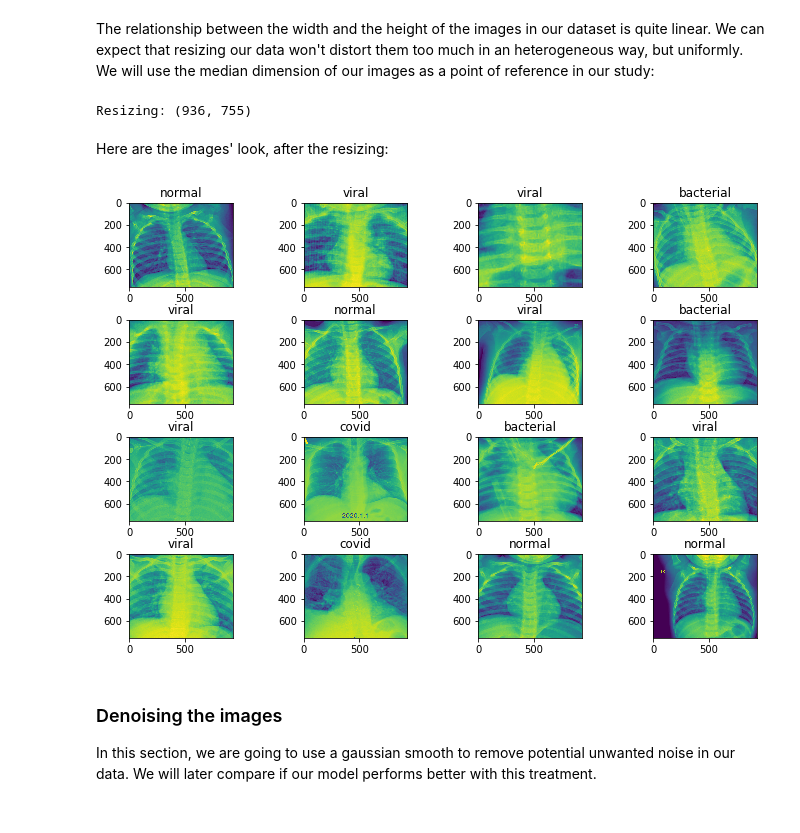
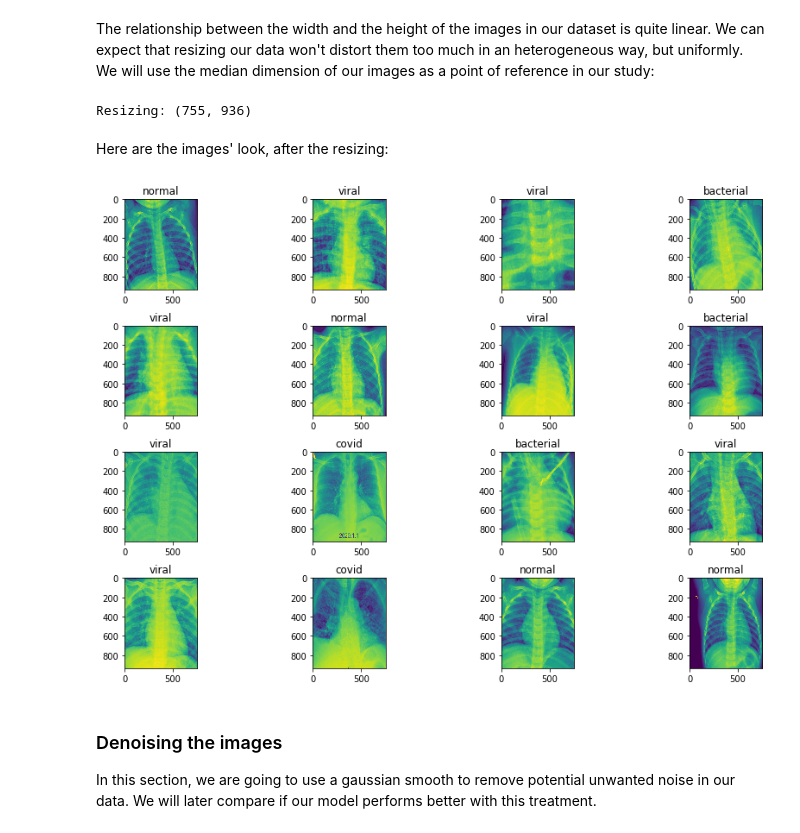
Before and after one commit to bt2513/covid_sp20, a Jupyter notebook: 1. Data Exploration.ipynb, the cells around one changed output. Cells and saved outputs as stored; diff of their text form; code cells hidden in the pictures.

```diff
--- a/1. Data Exploration.ipynb
+++ b/1. Data Exploration.ipynb
@@ -129,15 +129,15 @@ The relationship between the width and the height of the images in our dataset i
 
 new_W = int(np.median(W))
 new_H = int(H[W.index(np.median(W))])
-print('Resizing:', (new_W, new_H))
+print('Resizing:', (new_H, new_W))
 # %% [output]
-Resizing: (936, 755)
+Resizing: (755, 936)
 # %%
 # Resizing our dataset
 
 resized_pix_list = []
 for k in range(X.shape[0]):
-    dim = (new_W, new_H)
+    dim = (new_H, new_W)
     resized_pix_list.append(cv2.resize(X.loc[k, 'pix_value'], dim))
 X = X.assign(resized_pix = resized_pix_list)
 # %% [markdown]
@@ -145,15 +145,15 @@ Here are the images' look, after the resizing:
 # %%
 # Displaying the 16 first resized img
 
-fig, axs = plt.subplots(4, 4, figsize= (12, 8))
+fig, axs = plt.subplots(4, 4, figsize= (15, 10))
 axs = axs.ravel()
 
 for i in range(len(axs)):
     axs[i].imshow(X.loc[i, 'resized_pix'])
     axs[i].set_title(X.loc[i, 'label'])
 plt.subplots_adjust(hspace= 0.4)
 # %% [output]
-[figure, old version]
+[figure, new version]
 # %% [markdown]
 ### Denoising the images
 
```
Also changed, not shown: parts of 12 cells of this notebook, 2 other files.
